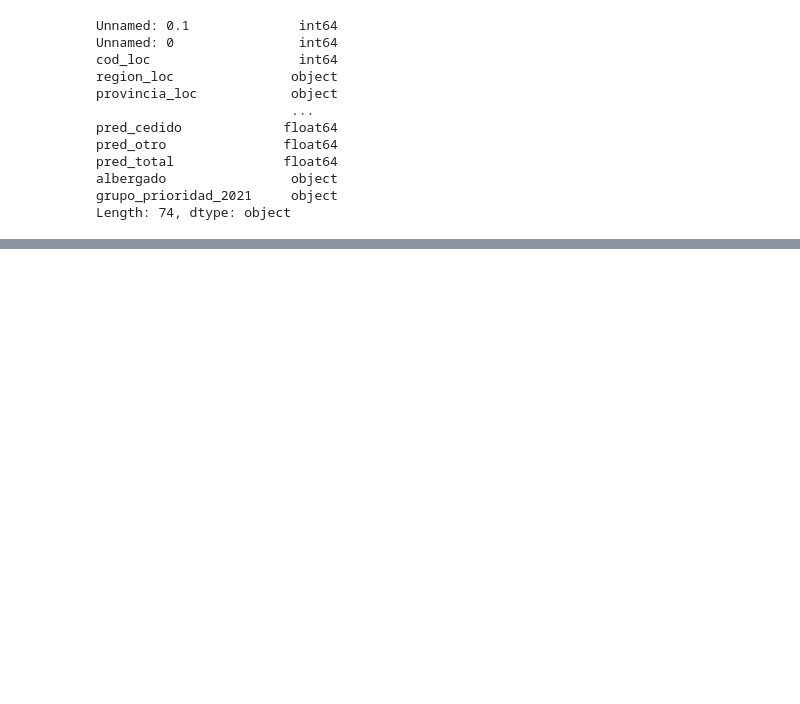
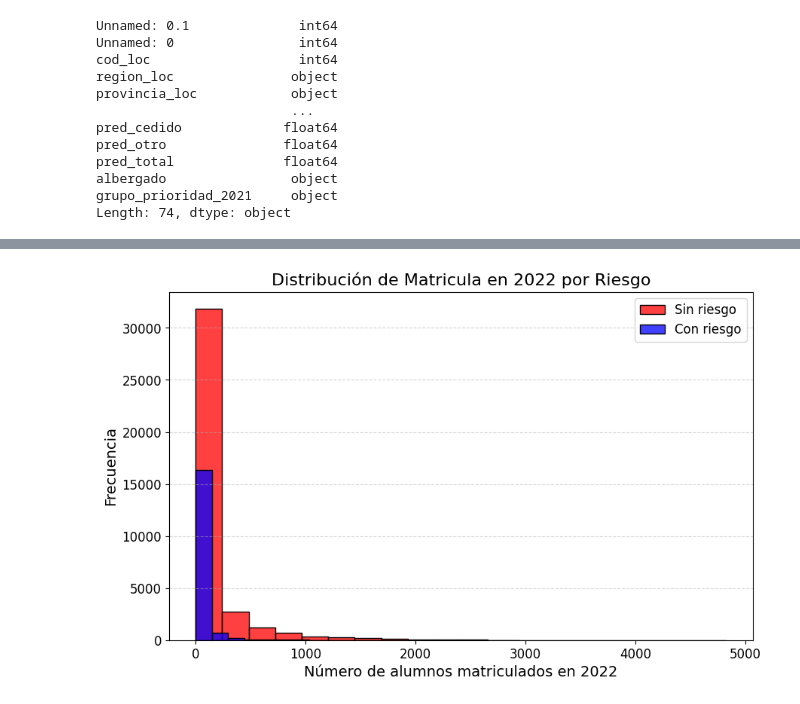
Before and after one commit to cesarnunezh/Diplomado_PUCP, a Jupyter notebook: Big Data/Trabajo 2/Trabajo2.ipynb, the cells around one changed output, grey strips where cells are left out. Drawn from its saved outputs; the diff is of its cells as text; code cells hidden in the pictures; blank space fills up the shorter version.

```diff
--- a/Big Data/Trabajo 2/Trabajo2.ipynb
+++ b/Big Data/Trabajo 2/Trabajo2.ipynb
@@ -162,5 +177,23 @@ ddf_final = ddf_final.rename(columns=new_column_names)
 
 # Generamos la variable de cambio de riesgo entre 2021 a 2023
 ddf_final['cambio_riesgo'] = (ddf_final['riesgo_2023'] & ~ddf_final['riesgo2021']).astype(int)
+ddf_final = ddf_final.iloc[:, :-3].assign(LastColumn=ddf_final.iloc[:, -1])
+new_column_names = {'LastColumn': 'cambio_riesgo'}
+ddf_final = ddf_final.rename(columns=new_column_names)
+# %%
+# Generamos las variables dummy para zona sísmica muy alta o alta
+ddf_final['zona_sismica'] = ddf_final['zona_sismica'].astype('category')
+ddf_final = ddf_final.categorize(columns=['zona_sismica'])
+ddf_final = dd.get_dummies(ddf_final, columns=['zona_sismica'], prefix='dummy')
+
+# Modificamos los nombres de las variables dummy generadas
+new_column_names = {'dummy_Amenaza muy alta': 'd_muy_alta', 'dummy_Amenaza alta': 'd_alta'}
+ddf_final = ddf_final.rename(columns=new_column_names)
+
+# Generamos la variable dummy final
+ddf_final['zona_sismica_alta'] = (ddf_final['d_muy_alta'] | ddf_final['d_alta']).astype(int)
+ddf_final = ddf_final.iloc[:, :-5].assign(LastColumn=ddf_final.iloc[:, -1])
+new_column_names = {'LastColumn': 'zona_sismica_alta'}
+ddf_final = ddf_final.rename(columns=new_column_names)
 # %%
-ddf_final = ddf_final.compute()
+ddf_final.head()
@@ -166,0 +257,32 @@ ddf_final = ddf_final.compute()
+# %%
+import matplotlib.pyplot as plt
+import seaborn as sns
+
+histogram_riesgo1 = ddf_final[ddf_final['cambio_riesgo'] == 1]['matricula_2022'].compute()
+histogram_riesgo0 = ddf_final[ddf_final['cambio_riesgo'] == 0]['matricula_2022'].compute()
+
+
+# Create a figure and axis
+plt.figure(figsize=(10, 6))  # Adjust the figure size
+
+# Plot histograms with customizations
+sns.histplot(histogram_riesgo0, bins=20, label='Sin riesgo', color='red')
+sns.histplot(histogram_riesgo1, bins=20, label='Con riesgo', color='blue')
+
+# Add labels and title
+plt.xlabel('Número de alumnos matriculados en 2022', fontsize=14)
+plt.ylabel('Frecuencia', fontsize=14)
+plt.title('Distribución de Matricula en 2022 por Riesgo', fontsize=16)
+
+# Customize ticks and legend
+plt.xticks(fontsize=12)
+plt.yticks(fontsize=12)
+plt.legend(fontsize=12)
+
+# Add grid lines
+plt.grid(axis='y', linestyle='--', alpha=0.5)
+
+# Display the plot
+plt.show()
+# %% [output]
+[figure, added]
```
Also changed, not shown: parts of 8 cells of this notebook, 6 other files.
